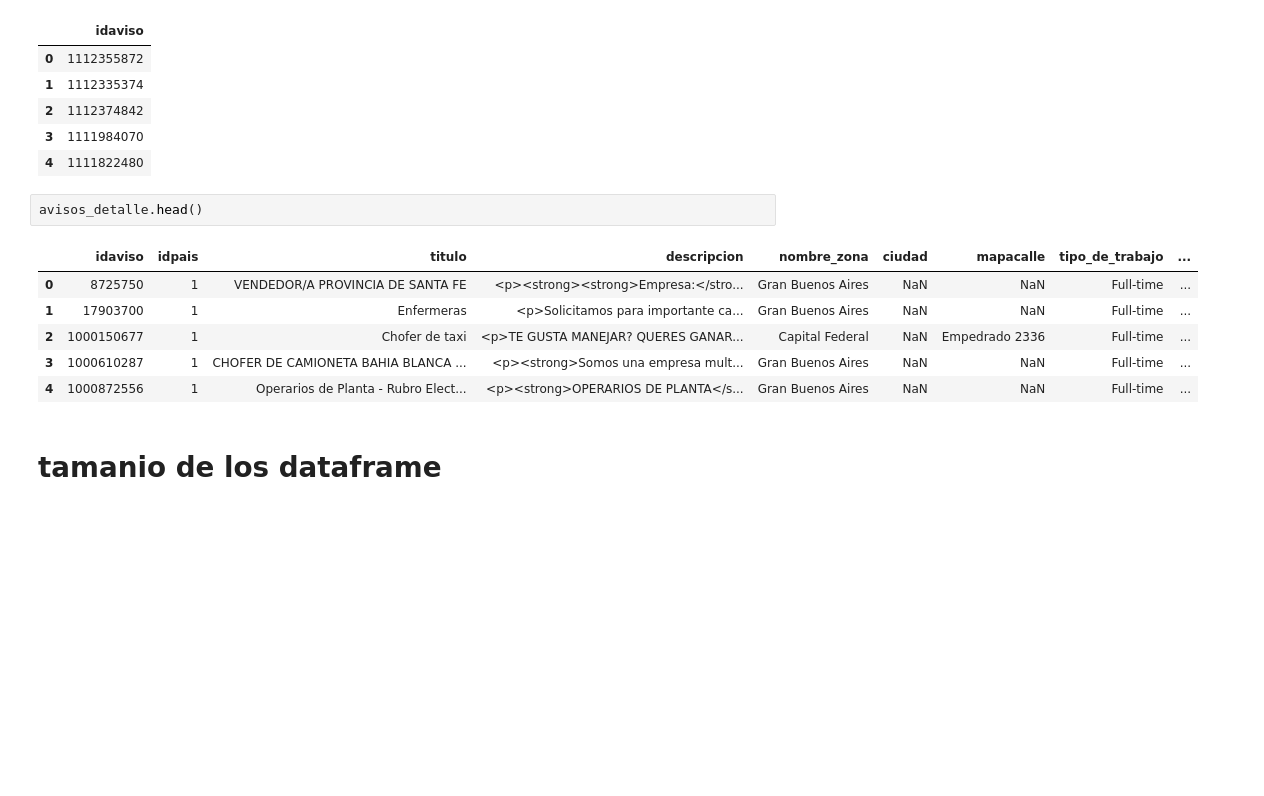
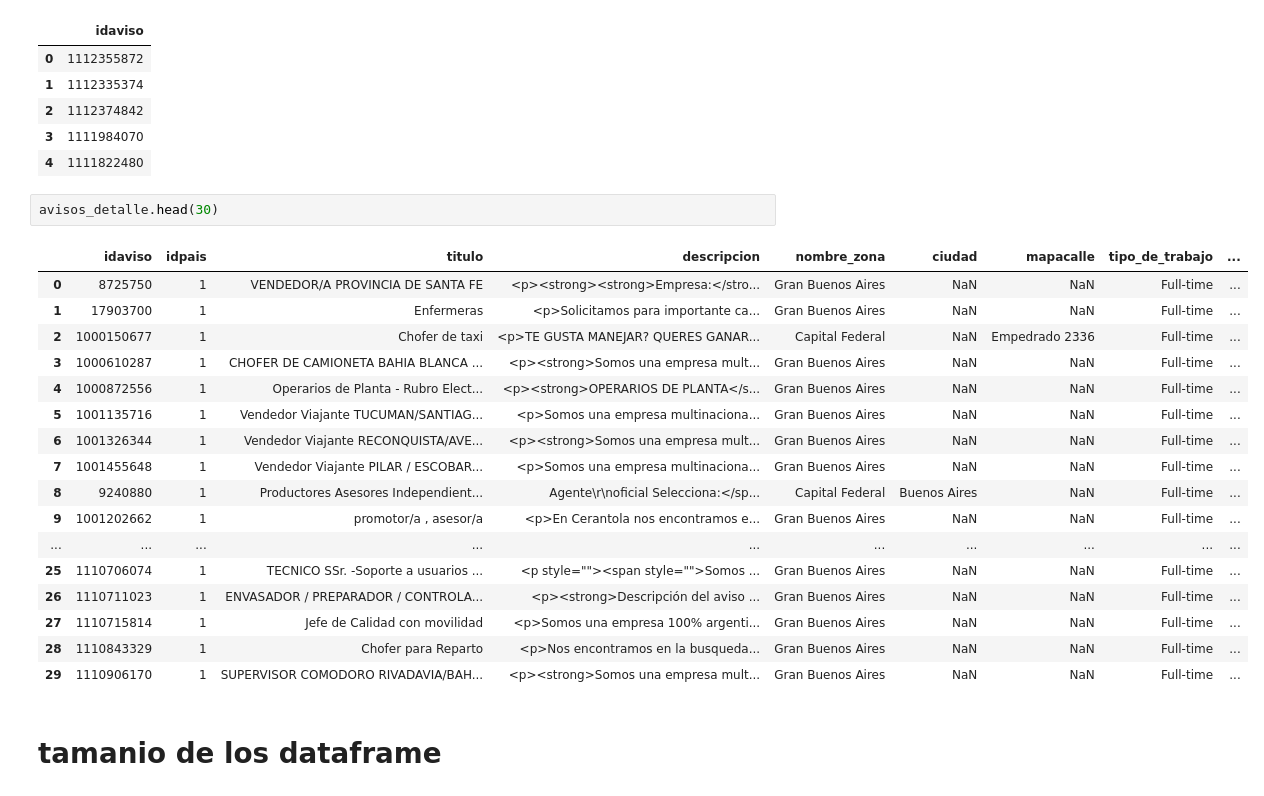
Before and after one commit to jhanvato/Datos2018, a Jupyter notebook: tp1.ipynb, the cells around one changed output. Drawn from its saved outputs; the diff is of its cells as text; blank space fills up the shorter version.

```diff
--- a/tp1.ipynb
+++ b/tp1.ipynb
@@ -177,14 +177,25 @@ avisos_online.head()
 | 3 | 1111984070 |
 | 4 | 1111822480 |
 # %%
-avisos_detalle.head()
+avisos_detalle.head(30)
 # %% [output]
 |  | idaviso | idpais | titulo | descripcion | nombre_zona | ciudad | mapacalle | tipo_de_trabajo | ... |
 | 0 | 8725750 | 1 | VENDEDOR/A PROVINCIA DE SANTA FE | <p><strong><strong>Empresa:</stro... | Gran Buenos Aires | NaN | NaN | Full-time | ... |
 | 1 | 17903700 | 1 | Enfermeras | <p>Solicitamos para importante ca... | Gran Buenos Aires | NaN | NaN | Full-time | ... |
 | 2 | 1000150677 | 1 | Chofer de taxi | <p>TE GUSTA MANEJAR? QUERES GANAR... | Capital Federal | NaN | Empedrado 2336 | Full-time | ... |
 | 3 | 1000610287 | 1 | CHOFER DE CAMIONETA BAHIA BLANCA ... | <p><strong>Somos una empresa mult... | Gran Buenos Aires | NaN | NaN | Full-time | ... |
 | 4 | 1000872556 | 1 | Operarios de Planta - Rubro Elect... | <p><strong>OPERARIOS DE PLANTA</s... | Gran Buenos Aires | NaN | NaN | Full-time | ... |
+| 5 | 1001135716 | 1 | Vendedor Viajante TUCUMAN/SANTIAG... | <p>Somos una empresa multinaciona... | Gran Buenos Aires | NaN | NaN | Full-time | ... |
+| 6 | 1001326344 | 1 | Vendedor Viajante RECONQUISTA/AVE... | <p><strong>Somos una empresa mult... | Gran Buenos Aires | NaN | NaN | Full-time | ... |
+| 7 | 1001455648 | 1 | Vendedor Viajante PILAR / ESCOBAR... | <p>Somos una empresa multinaciona... | Gran Buenos Aires | NaN | NaN | Full-time | ... |
+| 8 | 9240880 | 1 | Productores Asesores Independient... | Agente\r\noficial Selecciona:</sp... | Capital Federal | Buenos Aires | NaN | Full-time | ... |
+| 9 | 1001202662 | 1 | promotor/a , asesor/a | <p>En Cerantola nos encontramos e... | Gran Buenos Aires | NaN | NaN | Full-time | ... |
+| ... | ... | ... | ... | ... | ... | ... | ... | ... | ... |
+| 25 | 1110706074 | 1 | TECNICO SSr. -Soporte a usuarios ... | <p style=""><span style="">Somos ... | Gran Buenos Aires | NaN | NaN | Full-time | ... |
+| 26 | 1110711023 | 1 | ENVASADOR / PREPARADOR / CONTROLA... | <p><strong>Descripción del aviso ... | Gran Buenos Aires | NaN | NaN | Full-time | ... |
+| 27 | 1110715814 | 1 | Jefe de Calidad con movilidad | <p>Somos una empresa 100% argenti... | Gran Buenos Aires | NaN | NaN | Full-time | ... |
+| 28 | 1110843329 | 1 | Chofer para Reparto | <p>Nos encontramos en la busqueda... | Gran Buenos Aires | NaN | NaN | Full-time | ... |
+| 29 | 1110906170 | 1 | SUPERVISOR COMODORO RIVADAVIA/BAH... | <p><strong>Somos una empresa mult... | Gran Buenos Aires | NaN | NaN | Full-time | ... |
 # %% [markdown]
 # tamanio de los dataframe
 # %%
```
Also changed, not shown: parts of 6 cells of this notebook.
